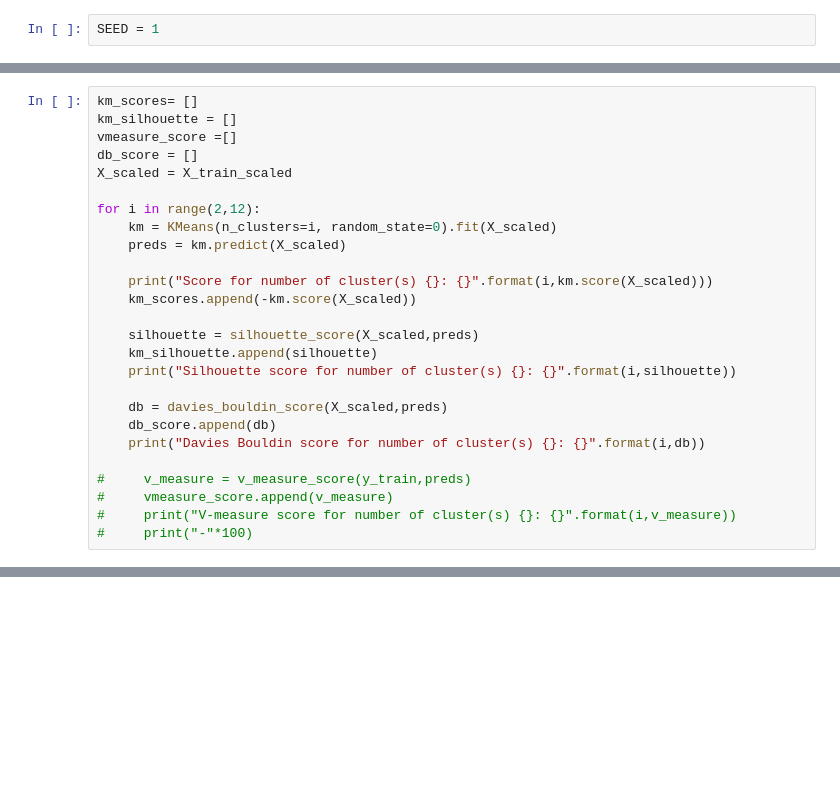
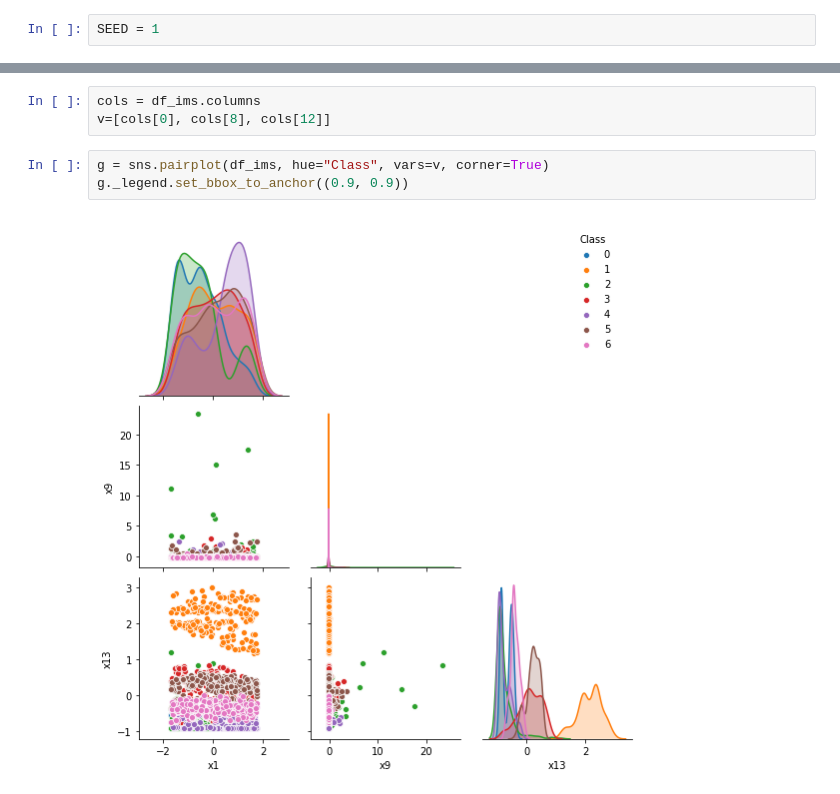
Before and after one commit to shileiphys/CS7641, a Jupyter notebook: Assignment3/part1.ipynb, the cells around one changed output, grey strips where cells are left out. Drawn from its saved outputs; the diff is of its cells as text; blank space fills up the shorter version.

```diff
--- a/Assignment3/part1.ipynb
+++ b/Assignment3/part1.ipynb
@@ -365,26 +35,0 @@ from sklearn.metrics import silhouette_score, davies_bouldin_score,v_measure_sco
-# %%
-km_scores= []
-km_silhouette = []
-vmeasure_score =[]
-db_score = []
-X_scaled = X_train_scaled
-
-for i in range(2,12):
-    km = KMeans(n_clusters=i, random_state=0).fit(X_scaled)
-    preds = km.predict(X_scaled)
-
-    print("Score for number of cluster(s) {}: {}".format(i,km.score(X_scaled)))
-    km_scores.append(-km.score(X_scaled))
-
-    silhouette = silhouette_score(X_scaled,preds)
-    km_silhouette.append(silhouette)
-    print("Silhouette score for number of cluster(s) {}: {}".format(i,silhouette))
-
-    db = davies_bouldin_score(X_scaled,preds)
-    db_score.append(db)
-    print("Davies Bouldin score for number of cluster(s) {}: {}".format(i,db))
-
-#     v_measure = v_measure_score(y_train,preds)
-#     vmeasure_score.append(v_measure)
-#     print("V-measure score for number of cluster(s) {}: {}".format(i,v_measure))
-#     print("-"*100)
@@ -488,0 +211,8 @@ plt.show()
+# %%
+cols = df_ims.columns
+v=[cols[0], cols[8], cols[12]]
+# %%
+g = sns.pairplot(df_ims, hue="Class", vars=v, corner=True)
+g._legend.set_bbox_to_anchor((0.9, 0.9))
+# %% [output]
+[figure, added]
```
Also changed, not shown: parts of 82 cells of this notebook, 10 other files.
